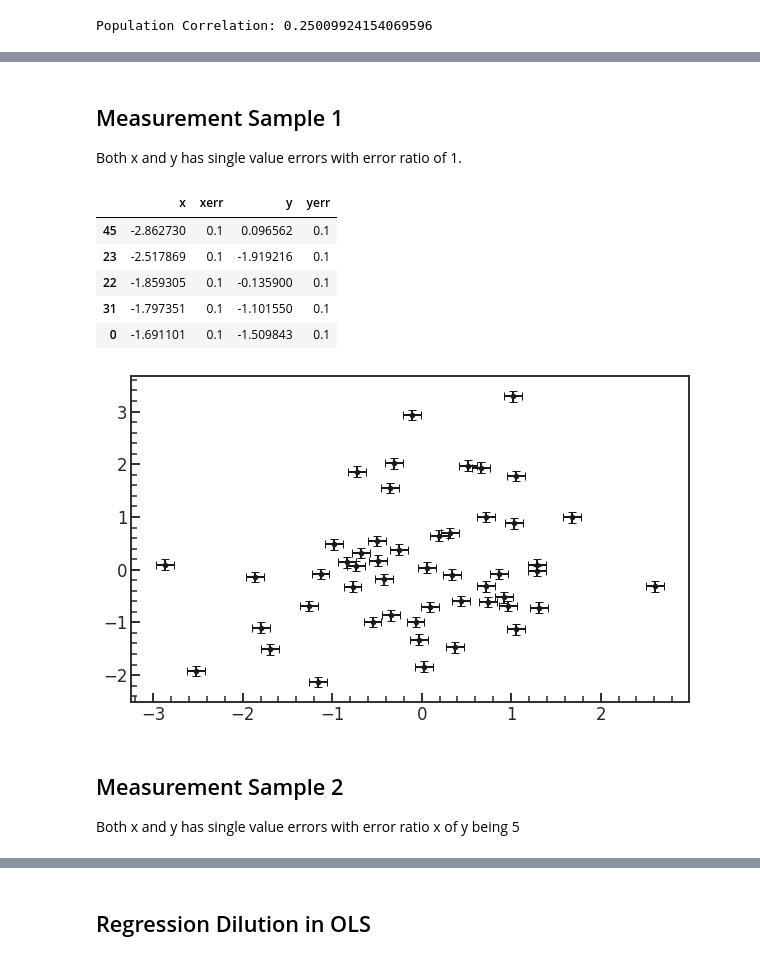
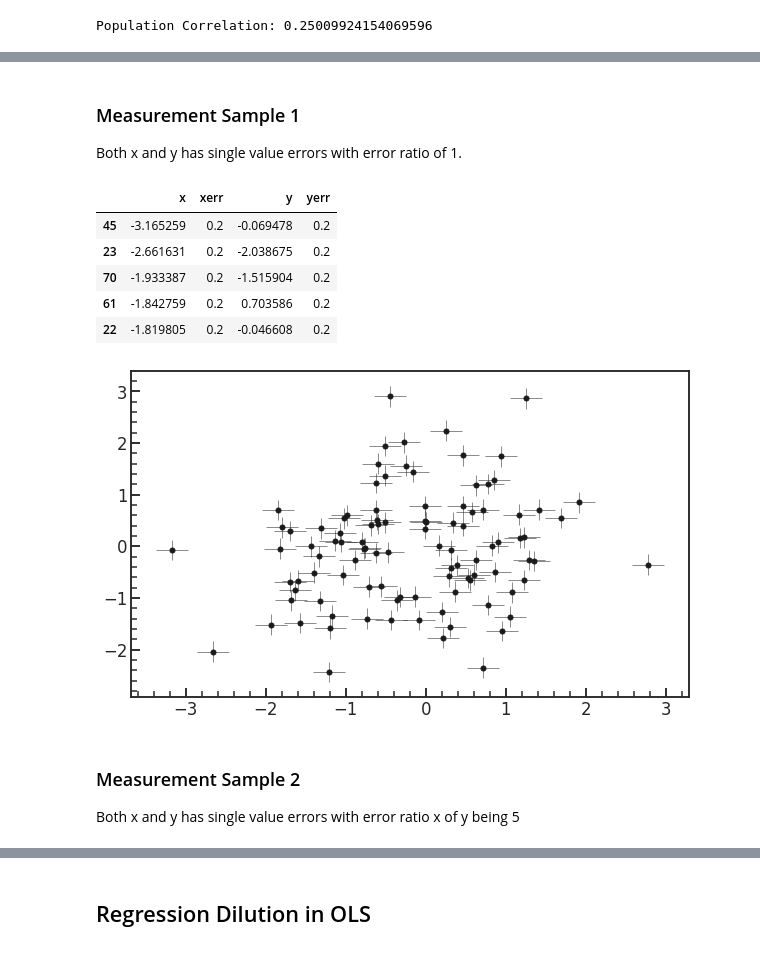
Before and after one commit to ketozhang/statistical-methods-on-sne-ia-luminosity-evolution, a Jupyter notebook: regression_dilution_analysis.ipynb, the cells around one changed output, grey strips where cells are left out. Saved outputs shown, nothing was run; the diff lists cells and outputs as text; code cells hidden in the pictures.

```diff
--- a/regression_dilution_analysis.ipynb
+++ b/regression_dilution_analysis.ipynb
@@ -34,15 +22,18 @@ rho_xy = 0.25
 sigma_x = 1
 sigma_y = 1
 cov_xy = rho_xy * (sigma_x * sigma_y)
-cov = np.array([[sigma_x,    cov_xy],
-                [ cov_xy,   sigma_y]])
-m = rho_xy * (cov[1,1] / cov[0,0])
+cov = np.array([[sigma_x**2,    cov_xy],
+                [ cov_xy,   sigma_y**2]])
+m = rho_xy * sigma_y / sigma_x
 b = 0
 
 population_dist = stats.multivariate_normal(cov=cov)
 population_sample = population_dist.rvs(size)
 x, y = population_sample[:, 0], population_sample[:, 1]
+r_xy = stats.pearsonr(x, y)[0]
+m_best =  r_xy * np.std(y) / np.std(x)
+b_best =  np.mean(y) - m_best*np.mean(x)
 
-print("Population Correlation:", stats.pearsonr(x, y)[0])
+print("Population Correlation:", r_xy)
 # %% [output]
 Population Correlation: 0.25009924154069596
@@ -49,41 +70,40 @@ Population Correlation: 0.25009924154069596
+# %%
+data_size = 100
+data_idx = np.random.randint(0, size, size=data_size)
+
+sigma_x = np.ones(data_size) * 0.2
+sigma_y = np.ones(data_size) * 0.2
+xerr = stats.norm(loc=0, scale=sigma_x).rvs(data_size)
+yerr = stats.norm(loc=0, scale=sigma_y).rvs(data_size)
 # %% [markdown]
-## Measurement Sample 1
+### Measurement Sample 1
 
 Both x and y has single value errors with error ratio of 1.
 # %%
-data_size = 50
-data_idx = np.random.randint(0, size, size=data_size)
-
-# sigma_x = np.random.uniform(low=0, high=0.5, size=data_size)
-# sigma_y = np.random.uniform(low=0, high=0.1, size=data_size)
-sigma_x = [0.1]*data_size
-sigma_y = [0.1]*data_size
-xerr = stats.norm(loc=0, scale=sigma_x).rvs(data_size)
-yerr = stats.norm(loc=0, scale=sigma_y).rvs(data_size)
-xdata = x[data_idx] + xerr
-ydata = y[data_idx] + yerr
+xdata = x[data_idx] + xerr*1
+ydata = y[data_idx] + yerr*1
 
 df1 = pd.DataFrame(
     {
         "x": xdata,
         "xerr": sigma_x,
         "y": ydata,
         "yerr": sigma_y,
     }
 ).sort_values('x')
 
-plt.errorbar(df1.x, df1.y, yerr=df1.yerr, xerr=df1.xerr, c='k', fmt='.', elinewidth=2, capsize=4)
+plt.errorbar(df1.x, df1.y, yerr=df1.yerr, xerr=df1.xerr, c='k', fmt='ko', lw=0.5, ms=5)
 df1.head()
 # %% [output]
 |  | x | xerr | y | yerr |
-| 45 | -2.862730 | 0.1 | 0.096562 | 0.1 |
-| 23 | -2.517869 | 0.1 | -1.919216 | 0.1 |
-| 22 | -1.859305 | 0.1 | -0.135900 | 0.1 |
-| 31 | -1.797351 | 0.1 | -1.101550 | 0.1 |
-| 0 | -1.691101 | 0.1 | -1.509843 | 0.1 |
+| 45 | -3.165259 | 0.2 | -0.069478 | 0.2 |
+| 23 | -2.661631 | 0.2 | -2.038675 | 0.2 |
+| 70 | -1.933387 | 0.2 | -1.515904 | 0.2 |
+| 61 | -1.842759 | 0.2 | 0.703586 | 0.2 |
+| 22 | -1.819805 | 0.2 | -0.046608 | 0.2 |
-[figure, old version]
+[figure, new version]
 # %% [markdown]
-## Measurement Sample 2
+### Measurement Sample 2
 
 Both x and y has single value errors with error ratio x of y being 5
 # %%
```
Also changed, not shown: parts of 14 cells of this notebook, 9 other files.
